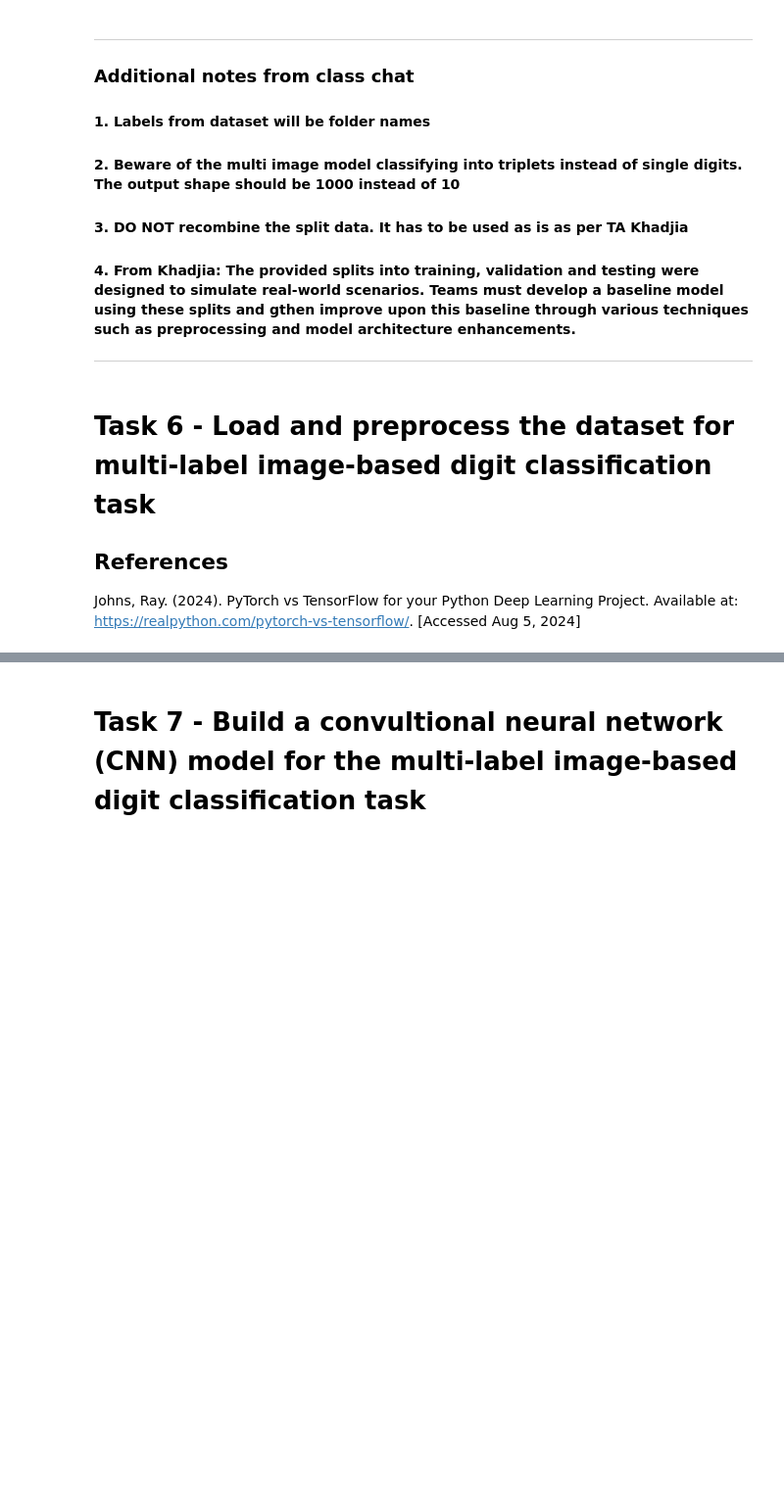
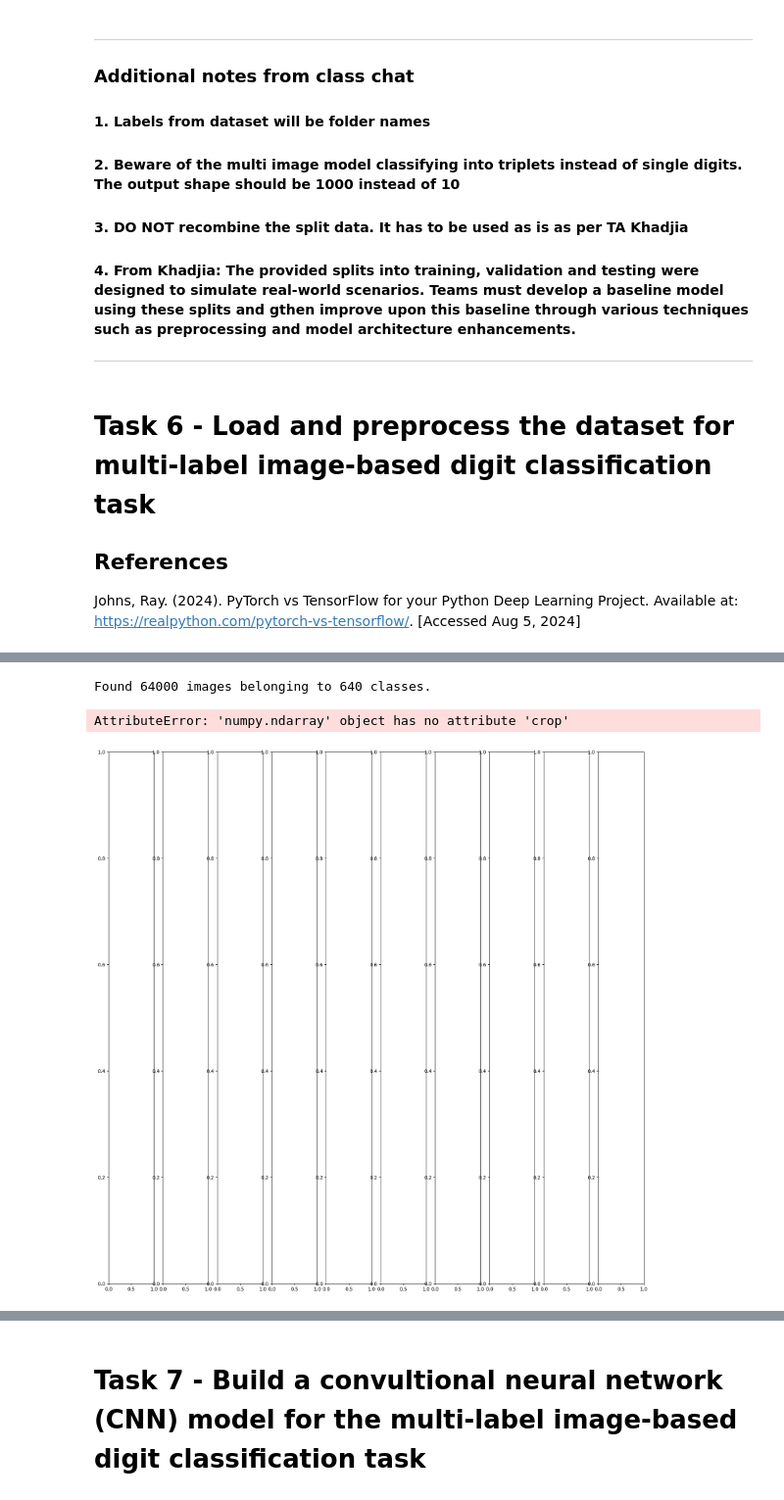
Before and after one commit to chrismintz1/Public, a Jupyter notebook: module 3 final assignment/final assignment part 2.ipynb, the cells around one changed output, grey strips where cells are left out. Shown: that part at 98% size. Cells and saved outputs as stored; diff of their text form; code cells hidden in the pictures; blank space fills up the shorter version.

```diff
--- a/module 3 final assignment/final assignment part 2.ipynb
+++ b/module 3 final assignment/final assignment part 2.ipynb
@@ -21,13 +21,17 @@ Johns, Ray. (2024). PyTorch vs TensorFlow for your Python Deep Learning Project.
 import tensorflow as tf
 # TO DO: we might be able to remove this global import
 from tensorflow import keras
+# Needed for image pre-processing
+from PIL import Image
 # there is a lint problem access problem with the latest release of TensorFlow/Keras so we have to go direct to the root call
 from keras._tf_keras.keras.preprocessing.image import ImageDataGenerator
 from keras._tf_keras.keras.models import Sequential
 from keras._tf_keras.keras.layers import Conv2D, MaxPooling2D, Flatten, Dense, Activation, Dropout, Input
 
-# Chnage directory location as needed. This should be the root of the unzipped dataset and the initial folder visible shuold be "triple_mnist"
+# Change directory location as needed. This should be the root of the unzipped dataset and the initial folder visible shuold be "triple_mnist"
+# -------------------------------------------
 dataset_root_dir = 'z:'
+# -------------------------------------------
 
 # Define our data split directory locations
 training_dir = dataset_root_dir + '/triple_mnist/train'
@@ -38,7 +42,7 @@ test_dir = dataset_root_dir + '/triple_mnist/test'
 image_height = 84
 image_width = 84
 batch_size = 32
-# though these are grayscale images, we will use 3 channels to make the model more general
+# these are grayscale images, so we will only have 1 channel and this will be enforced in the data loading process
 channels = 1
 # output classes will be 0 to 9 which = 10
 num_classes = 10
@@ -46,11 +50,13 @@ num_classes = 10
 epochs = 10
 
 # Data augmentation and preprocessing parameters to initialize the ImageDataGenerator
+# Transformations we are NOT using include: zoom_range, horizontal_flip, vertical_flip, fill_mode, channel_shift_range, brightness_range, zca_epsilon, zca_whitening
+# Note that we had the opportunity to use the "preprocessing_function" parameter to crop the images as needed but we chose to persist the cropped images to disk to prevent
+# this function from being called with each epoch. This is because the cropping function is computationally expensive and we only need to do it once.
 idg = ImageDataGenerator(
     rescale=1./255,          # Normalize pixel values to [0, 1]
     shear_range=0.2,         # Apply shear transformations
-    zoom_range=0.2,          # Apply zoom transformations
     rotation_range=40,       # Randomly rotate images by up to 40 degrees
     width_shift_range=0.2,   # Randomly shift images horizontally by up to 20% of the width
-    height_shift_range=0.2   # Randomly shift images vertically by up to 20% of the height
+    height_shift_range=0.2,   # Randomly shift images vertically by up to 20% of the height
 )
@@ -56,0 +83,23 @@ idg = ImageDataGenerator(
+# %%
+crop_generator = idg.flow_from_directory(
+    training_dir,
+    target_size=(image_height, image_width),
+    color_mode='grayscale',
+    batch_size=batch_size,
+    class_mode='categorical'
+)
+
+# let's peek into the dataset
+import matplotlib.pyplot as plt
+import numpy as np
+# Display the first 10 digits in the training training_generator
+fig, ax = plt.subplots(1, 10, figsize=(20, 20))
+for i in range(10):
+    ax[i].imshow(np.squeeze(crop_generator[0][0][i]), cmap='gray')
+    ax[i].set_title(f'Label: {crop_generator[0][1][i]}')
+    ax[i].axis('off')
+plt.show()
+# %% [output]
+Found 64000 images belonging to 640 classes.
+AttributeError: 'numpy.ndarray' object has no attribute 'crop'
+[figure, added]
```
Also changed, not shown: parts of 8 cells of this notebook.
